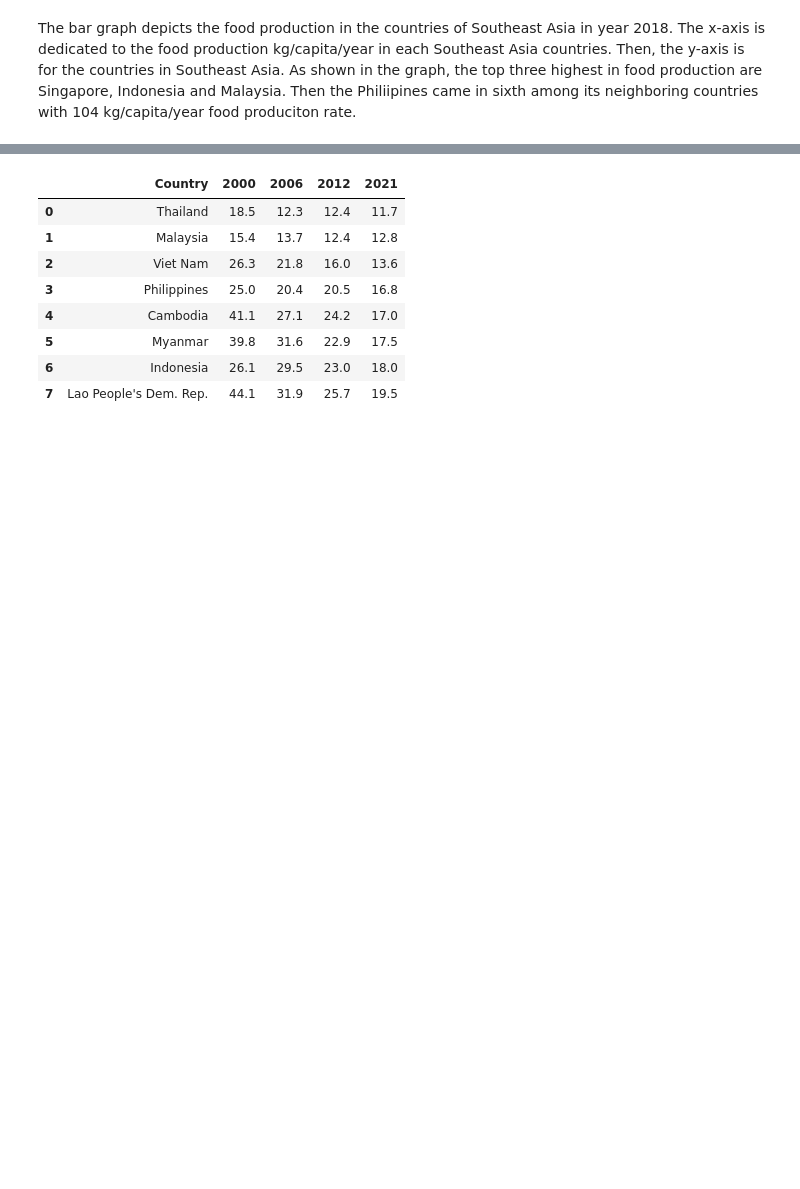
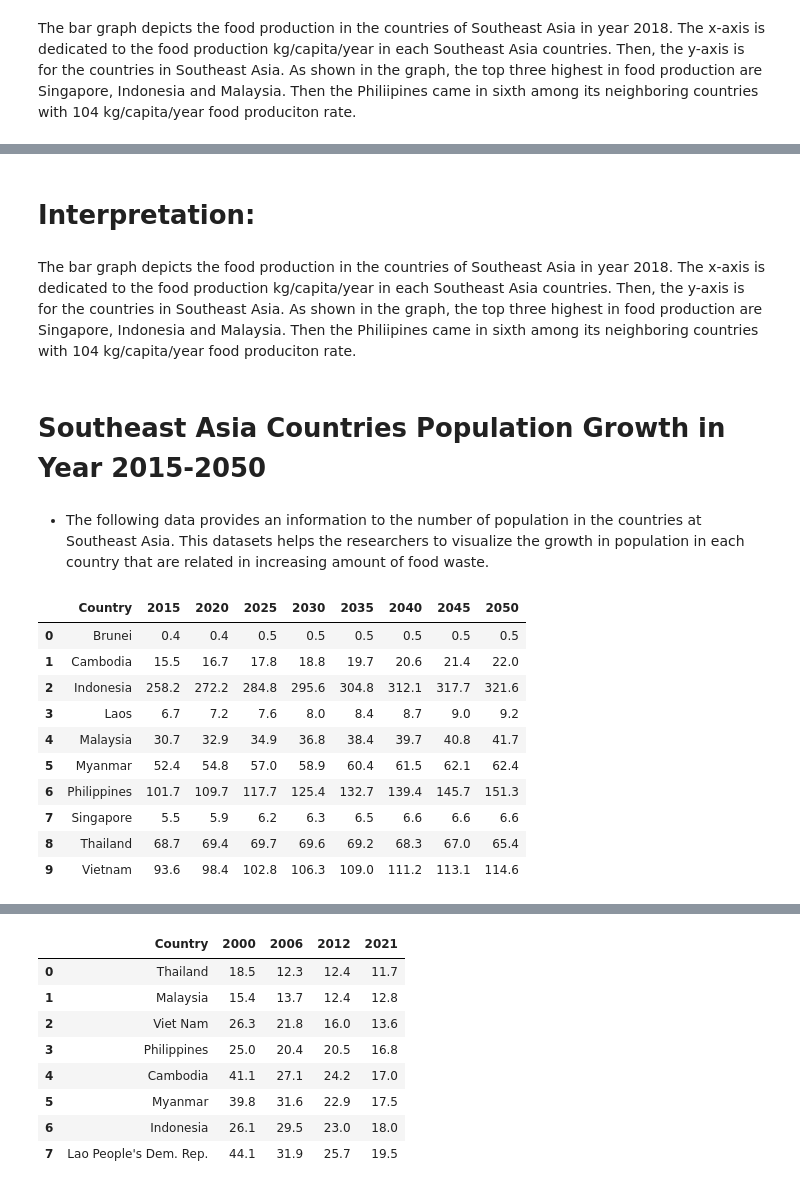
Before and after one commit to renzcarlo24/ITBA-3207-Team-Big-Bytes, a Jupyter notebook: Data Visualization.ipynb, the cells around one changed output, grey strips where cells are left out. Saved outputs shown, nothing was run; the diff lists cells and outputs as text; code cells hidden in the pictures; blank space fills up the shorter version.

```diff
--- a/Data Visualization.ipynb
+++ b/Data Visualization.ipynb
@@ -59,0 +112,24 @@ The bar graph depicts the food production in the countries of Southeast Asia in
+# %% [markdown]
+# Interpretation:
+# %% [markdown]
+The bar graph depicts the food production in the countries of Southeast Asia in year 2018. The x-axis is dedicated to the food production kg/capita/year in each Southeast Asia countries. Then, the y-axis is for the countries in Southeast Asia. As shown in the graph, the top three highest in food production are Singapore, Indonesia and Malaysia. Then the Philiipines came in sixth among its neighboring countries with 104 kg/capita/year food produciton rate.
+# %% [markdown]
+# Southeast Asia Countries Population Growth in Year 2015-2050
+# %% [markdown]
+- The following data provides an information to the number of population in the countries at Southeast Asia. This datasets helps the researchers to visualize the growth in population in each country that are related in increasing amount of food waste.
+# %%
+url = 'https://raw.githubusercontent.com/renzcarlo24/ITBA-3207-Team-Big-Bytes/main/Datasets/TotalPopulation.csv'
+tp = pd.read_csv(url)
+tp
+# %% [output]
+|  | Country | 2015 | 2020 | 2025 | 2030 | 2035 | 2040 | 2045 | 2050 |
+| 0 | Brunei | 0.4 | 0.4 | 0.5 | 0.5 | 0.5 | 0.5 | 0.5 | 0.5 |
+| 1 | Cambodia | 15.5 | 16.7 | 17.8 | 18.8 | 19.7 | 20.6 | 21.4 | 22.0 |
+| 2 | Indonesia | 258.2 | 272.2 | 284.8 | 295.6 | 304.8 | 312.1 | 317.7 | 321.6 |
+| 3 | Laos | 6.7 | 7.2 | 7.6 | 8.0 | 8.4 | 8.7 | 9.0 | 9.2 |
+| 4 | Malaysia | 30.7 | 32.9 | 34.9 | 36.8 | 38.4 | 39.7 | 40.8 | 41.7 |
+| 5 | Myanmar | 52.4 | 54.8 | 57.0 | 58.9 | 60.4 | 61.5 | 62.1 | 62.4 |
+| 6 | Philippines | 101.7 | 109.7 | 117.7 | 125.4 | 132.7 | 139.4 | 145.7 | 151.3 |
+| 7 | Singapore | 5.5 | 5.9 | 6.2 | 6.3 | 6.5 | 6.6 | 6.6 | 6.6 |
+| 8 | Thailand | 68.7 | 69.4 | 69.7 | 69.6 | 69.2 | 68.3 | 67.0 | 65.4 |
+| 9 | Vietnam | 93.6 | 98.4 | 102.8 | 106.3 | 109.0 | 111.2 | 113.1 | 114.6 |
```
Also changed, not shown: parts of 8 cells of this notebook.
